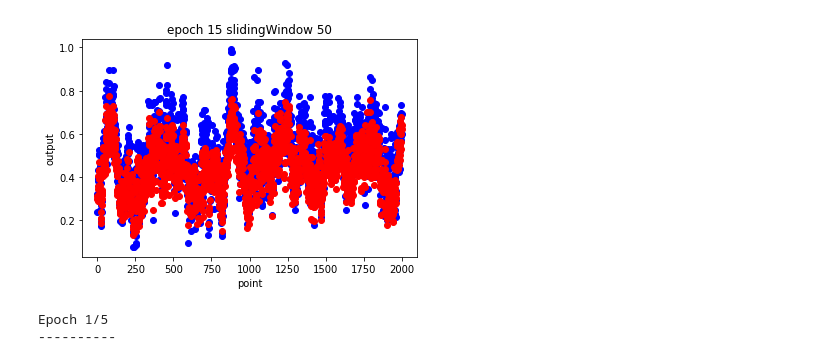
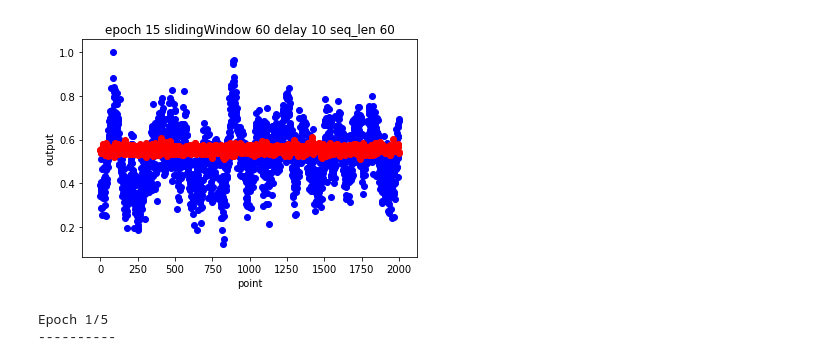
Before and after one commit to Fallensouls/human_model, a Jupyter notebook: model.ipynb, the cells around one changed output. Saved outputs shown, nothing was run; the diff lists cells and outputs as text; code cells hidden in the pictures.

```diff
--- a/model.ipynb
+++ b/model.ipynb
@@ -9,8 +9,6 @@ import numpy as np
 import matplotlib.pyplot as plt
 from torchvision import models
 import cv2
-
-slidingWindow = 50
 
 class Process:
     def __init__(self,WindowSize):
@@ -57,7 +55,7 @@ class Process:
 
 
 class CLSTMModel(torch.nn.Module):
-    def __init__(self,slidingWindow):
+    def __init__(self,slidingWindow,InformationAdd,InformationLack):
         super(CLSTMModel, self).__init__()
         self.feature_num = 512
         self.cnn_layer = nn.Sequential(
@@ -80,8 +78,8 @@ class CLSTMModel(torch.nn.Module):
 #             p.requires_grad=False
 #         self.cnn_layer.fc = nn.Linear(512,self.feature_num)
         self.slidingWindow = slidingWindow
-        self.InformationAdd = 0
-        self.InformationLack = 0
+        self.InformationAdd = InformationAdd
+        self.InformationLack = InformationLack
         self.lstm = nn.LSTM(self.feature_num,self.feature_num,1,batch_first=True,bidirectional=True,dropout=0.2)
         self.fc = nn.Linear(self.feature_num*2,1)
         self.slidingFc = nn.Linear(slidingWindow-self.InformationLack+self.InformationAdd,1)
@@ -109,46 +107,29 @@ class CLSTMModel(torch.nn.Module):
         x = x.view(b, -1)
         return x
 
-
-model = CLSTMModel(slidingWindow).cuda()
+slidingWindow = 60
+InformationAdd = 0
+InformationLack = 0
+model = CLSTMModel(slidingWindow, InformationAdd, InformationLack).cuda()
 criterion = nn.MSELoss()
 optimizer = torch.optim.Adam(model.parameters(),lr=1e-3)
 batch_size = 256
 epochs = 15
-delay = 0
+delay = 10
 MatrixClass = Process(slidingWindow)
 pbar = tqdm(range(1, epochs+1))
 gt = []
 pred= []
 
-gen_label(delay,slidingWindow, batch_size, True)  # 改变参数需要重新生成label，设reset=True
-train_loader, test_loader = get_data(slidingWindow, batch_size)
+gen_label(slidingWindow, batch_size, False)  # 改变参数需要重新生成label，设reset=True
+train_loader, test_loader = get_data(slidingWindow, batch_size, delay)
 for epoch in pbar:
-    running_loss = 0.0
-    running_correct = 0
-    print("Epoch {}/{}".format(epoch, epochs))
-    print("-"*10)
-
     for batch_index, (images, labels) in enumerate(train_loader):
         images = images.cuda()
         labels = labels[slidingWindow:len(labels)].cuda()
-        # perior_result = torch.zeros([0,1])
-        # perior_result = perior_result.cuda()
-        # for i in range(len(labels)-slidingWindow):
-        #     result = MatrixClass.GetResult(labels[i:i+slidingWindow])
-        #     result = result.float()
-        #     result = result.cuda()
-        #     perior_result = torch.cat((perior_result,result.view(1,1)))
-        #     # image_sequence[i] = images[i:i+slidingWindow]
         if labels.shape[0]!=batch_size-slidingWindow:
-            print(labels.shape)
             continue
-        # image_sequence = image_sequence.cuda()
         outputs = model(images)
-        # print(outputs)
-        # print(outputs)
-        # MatrixClass.CalAcc(outputs,perior_result)
-        # print(perior_result.shape,image_sequence.shape)
         optimizer.zero_grad()
         loss = criterion(outputs.squeeze(1), labels)
         loss.backward()
@@ -223,13 +175,13 @@ torch.Size([0])
 # %%
 gt_show = [i.cpu().detach().numpy() for k in gt for i in k]
 pred_show = [i.cpu().detach().numpy() for k in pred for i in k]
 length = 2000
 plt.scatter(list(range(length)), gt_show[0:length], c='b')
 plt.scatter(list(range(length)), pred_show[0:length], c='r')
 plt.xlabel('point')
 plt.ylabel('output')
-plt.title("epoch 15 slidingWindow 50")
+plt.title("epoch {} slidingWindow {} delay {} seq_len {}".format(epochs, slidingWindow, delay, slidingWindow+InformationAdd-InformationLack))
 plt.show()
 plt.close()
 # %% [output]
-[figure, old version]
+[figure, new version]
```
Also changed, not shown: parts of 3 cells of this notebook, 3 other files.
